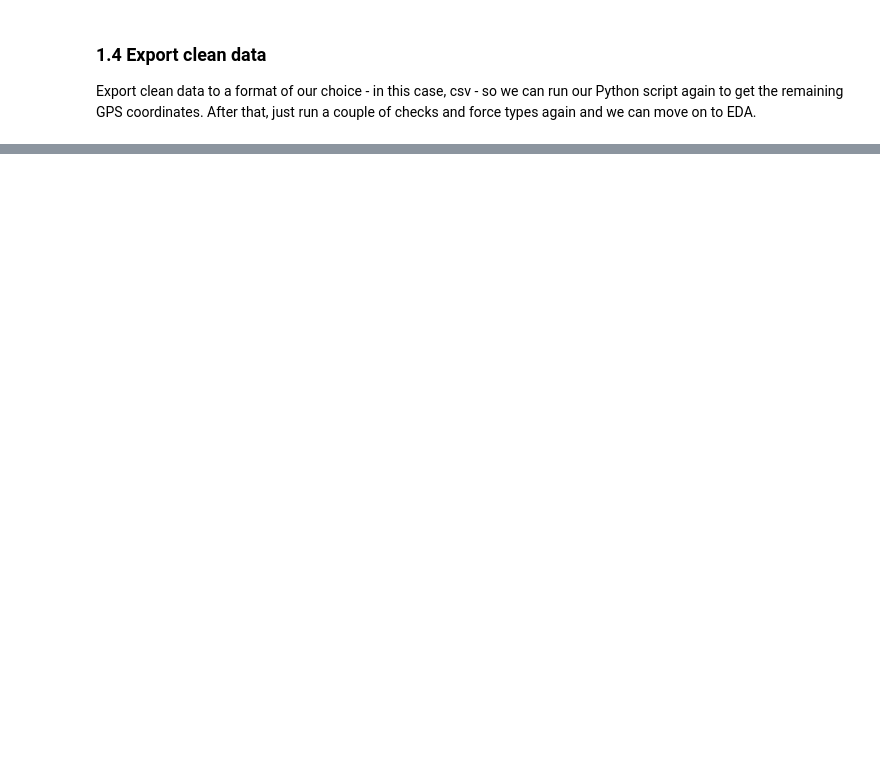
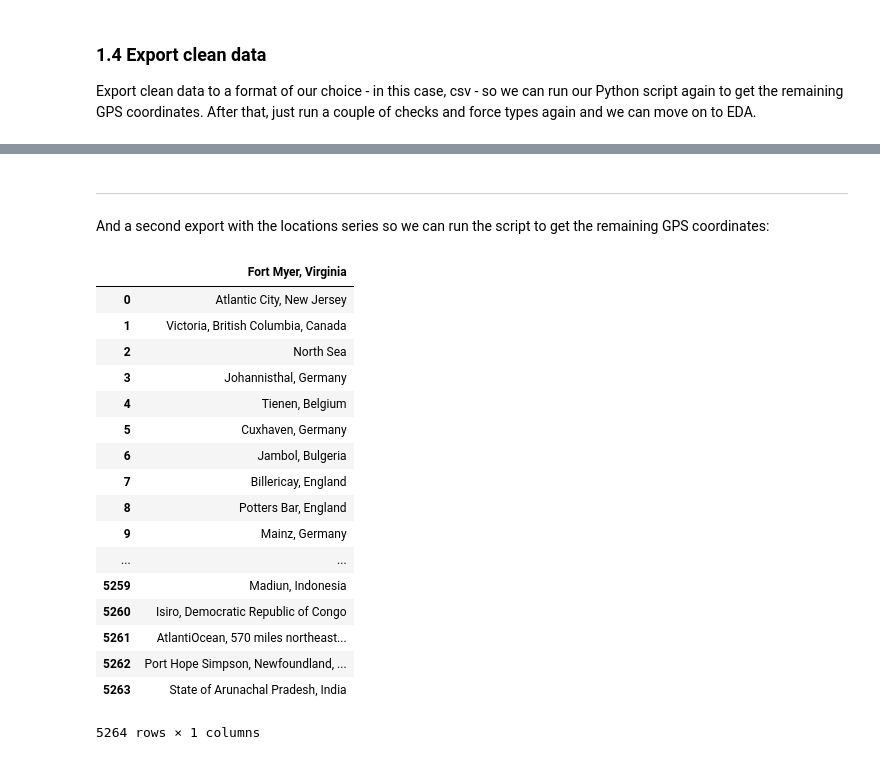
Before and after one commit to CatarinaL/GroupDataVizProjectDIT, a Jupyter notebook: DataPreparation.ipynb, the cells around one changed output, grey strips where cells are left out. Drawn from its saved outputs; the diff is of its cells as text; code cells hidden in the pictures; blank space fills up the shorter version.

Commit message:
Finished adding all locations, dataset updated, but without coordinates yet

```diff
--- a/DataPreparation.ipynb
+++ b/DataPreparation.ipynb
@@ -1187 +1422,29 @@ test_exported_df
 5265 rows × 11 columns
+# %% [markdown]
+***
+And a second export with the locations series so we can run the script to get the remaining GPS coordinates:
+# %%
+df["Location"].to_csv("dataset/locations_export.csv", index=False)
+
+file_path = "dataset/locations_export.csv"
+test_exported_df = pd.read_csv(file_path)
+test_exported_df
+# %% [output]
+|  | Fort Myer, Virginia |
+| 0 | Atlantic City, New Jersey |
+| 1 | Victoria, British Columbia, Canada |
+| 2 | North Sea |
+| 3 | Johannisthal, Germany |
+| 4 | Tienen, Belgium |
+| 5 | Cuxhaven, Germany |
+| 6 | Jambol, Bulgeria |
+| 7 | Billericay, England |
+| 8 | Potters Bar, England |
+| 9 | Mainz, Germany |
+| ... | ... |
+| 5259 | Madiun, Indonesia |
+| 5260 | Isiro, Democratic Republic of Congo |
+| 5261 | AtlantiOcean, 570 miles northeast... |
+| 5262 | Port Hope Simpson, Newfoundland, ... |
+| 5263 | State of Arunachal Pradesh, India |
+5264 rows × 1 columns
```
Also changed, not shown: parts of 63 cells of this notebook, 3 other files.
